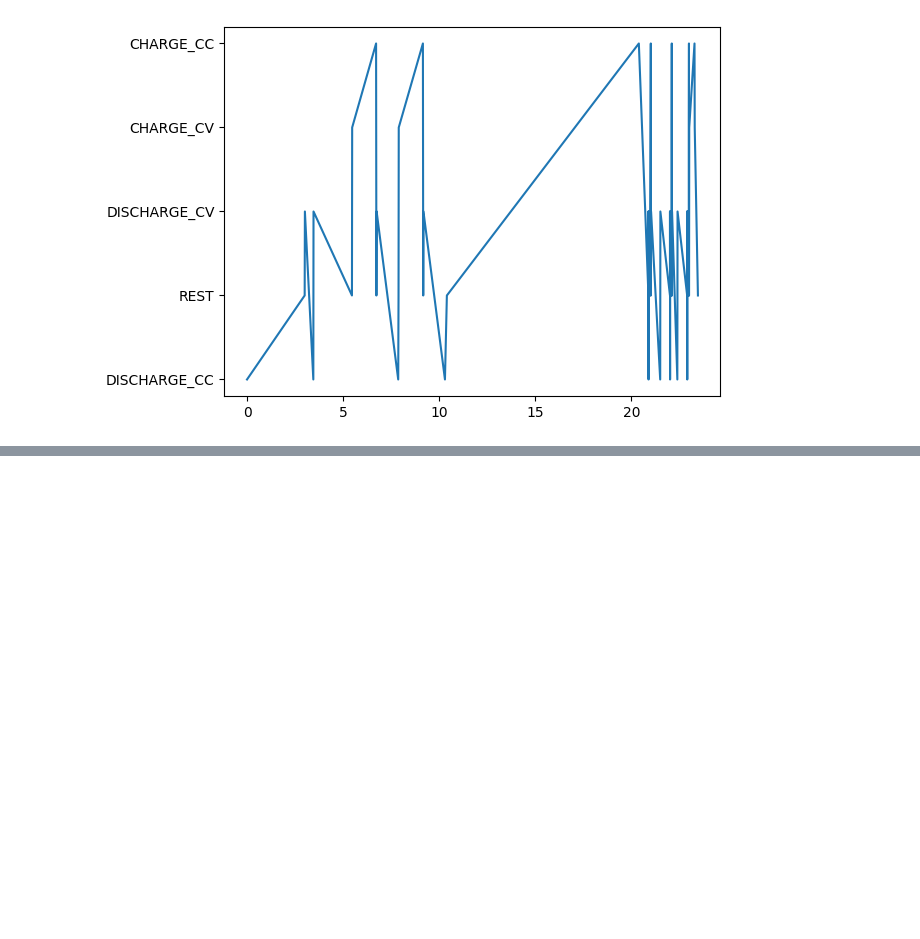
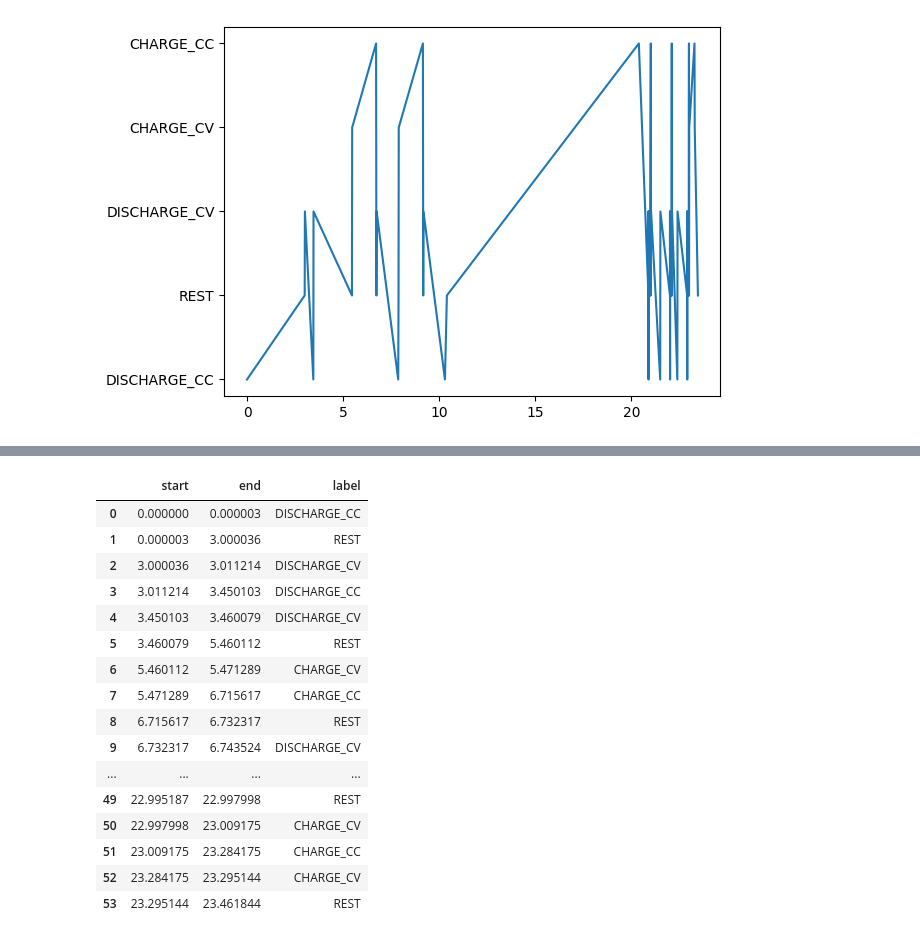
Before and after one commit to gsscala/star_dataset, a Jupyter notebook: advanced_cell_state/20250826-gss-add_fields.ipynb, the cells around one changed output, grey strips where cells are left out. Drawn from its saved outputs; the diff is of its cells as text; code cells hidden in the pictures; blank space fills up the shorter version.

```diff
--- a/advanced_cell_state/add_fields.ipynb
+++ b/advanced_cell_state/20250826-gss-add_fields.ipynb
@@ -83,0 +190,21 @@ with open("continuous_advanced_state.json", "w") as f:
+# %%
+# Display the continuous intervals DataFrame for CU000 as an example
+continuous_dfs["CU000"]
+# %% [output]
+|  | start | end | label |
+| 0 | 0.000000 | 0.000003 | DISCHARGE_CC |
+| 1 | 0.000003 | 3.000036 | REST |
+| 2 | 3.000036 | 3.011214 | DISCHARGE_CV |
+| 3 | 3.011214 | 3.450103 | DISCHARGE_CC |
+| 4 | 3.450103 | 3.460079 | DISCHARGE_CV |
+| 5 | 3.460079 | 5.460112 | REST |
+| 6 | 5.460112 | 5.471289 | CHARGE_CV |
+| 7 | 5.471289 | 6.715617 | CHARGE_CC |
+| 8 | 6.715617 | 6.732317 | REST |
+| 9 | 6.732317 | 6.743524 | DISCHARGE_CV |
+| ... | ... | ... | ... |
+| 49 | 22.995187 | 22.997998 | REST |
+| 50 | 22.997998 | 23.009175 | CHARGE_CV |
+| 51 | 23.009175 | 23.284175 | CHARGE_CC |
+| 52 | 23.284175 | 23.295144 | CHARGE_CV |
+| 53 | 23.295144 | 23.461844 | REST |
```
Also changed, not shown: parts of 20 cells of this notebook.
